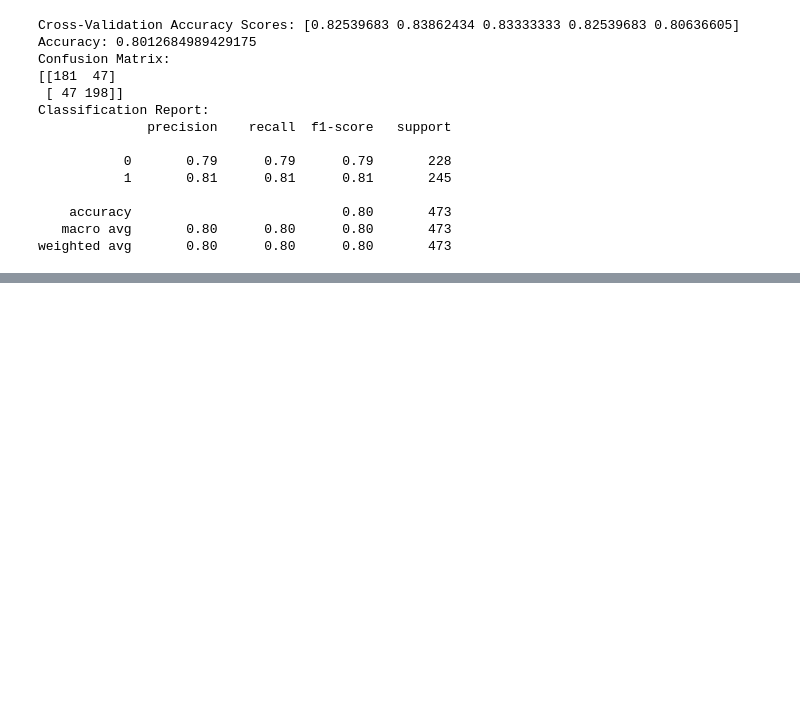
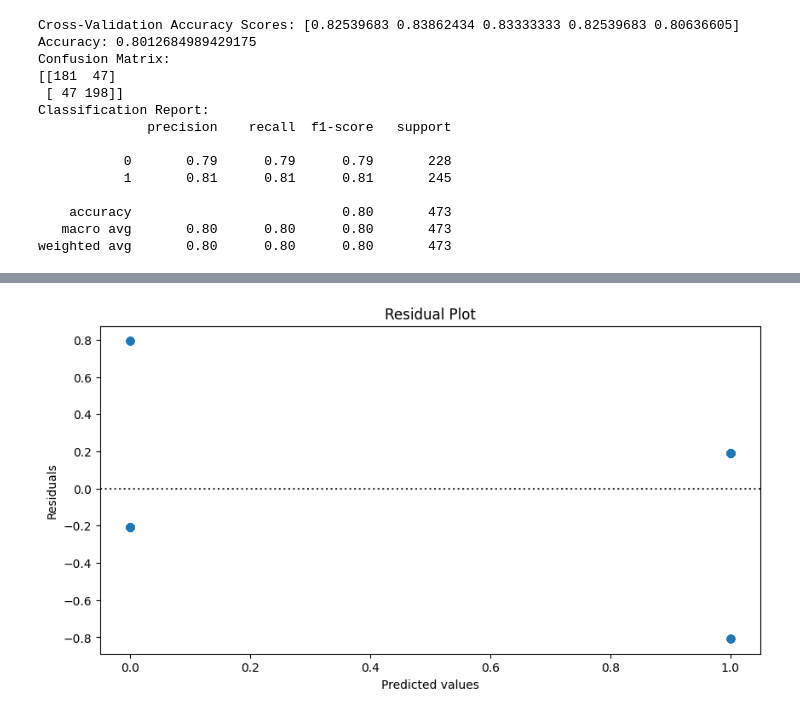
Before and after one commit to joshmccoy2/NCAA_March_Madness, a Jupyter notebook: NCAA.ipynb, the cells around one changed output, grey strips where cells are left out. Cells and saved outputs as stored; diff of their text form; code cells hidden in the pictures; blank space fills up the shorter version.

```diff
--- a/NCAA.ipynb
+++ b/NCAA.ipynb
@@ -369,0 +387,9 @@ weighted avg       0.80      0.80      0.80       473
+# %%
+residuals = y_test - y_pred
+sns.residplot(x=y_pred, y=residuals, line_kws={'color': 'red', 'lw': 1, 'alpha': 1})
+plt.xlabel('Predicted values')
+plt.ylabel('Residuals')
+plt.title('Residual Plot')
+plt.show()
+# %% [output]
+[figure, added]
```
Also changed, not shown: parts of 24 cells of this notebook.
